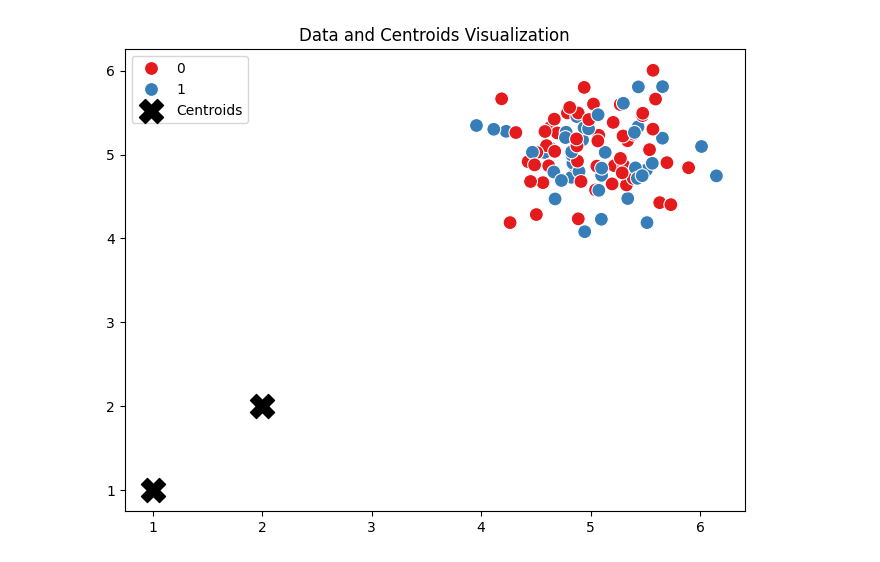
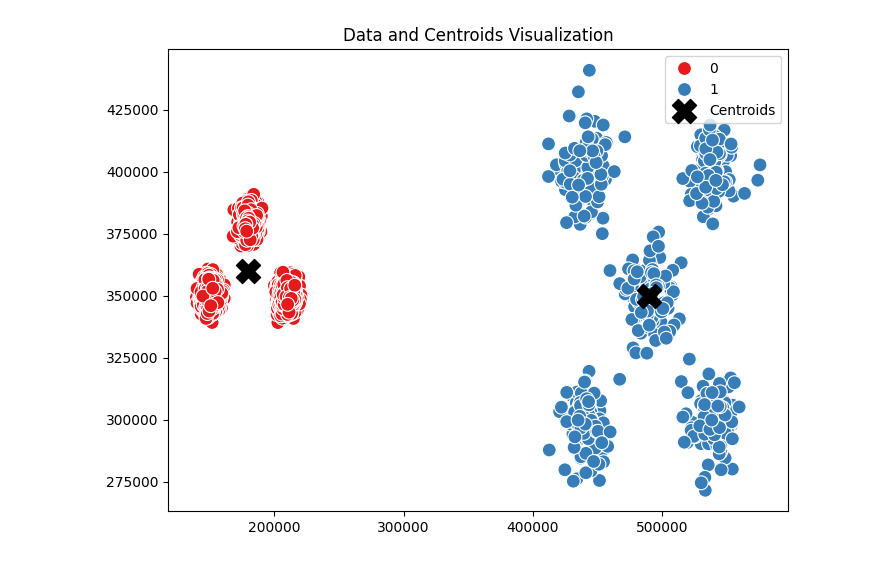
Before and after one commit to bugybon/AI, a Jupyter notebook: kmeans.ipynb, the cells around one changed output. Drawn from its saved outputs; the diff is of its cells as text; code cells hidden in the pictures.

```diff
--- a/kmeans.ipynb
+++ b/kmeans.ipynb
@@ -0,0 +1,11 @@
+# %%
+#utils for algorithms
+
+import numpy as np
+
+def distances(point, points):
+    return [(candidate[0] - point[0]) ** 2 + (candidate[1] - point[1]) ** 2 for candidate in points]
+
+def closestCentroidLabel(point, centroids):
+    distancesList = distances(point, centroids)
+    return distancesList.index(min(distancesList))
@@ -1,13 +40,42 @@
+# %%
+def kMeansplusplus(dataset, metric, cluster_count):
+    return "hello"
+# %%
+def wcss(clusters, centroids):
+    return np.sum([np.sum(distances(centroids[i], clusters[i])) for i, _ in enumerate(centroids)])
+# %%
+# utils for main
+
+def chooseAlgorithm(name):
+    pairs = {
+        "kMeans" : kMeans,
+        "kMeans++" : kMeansplusplus,
+    }
+
+    return pairs[name]
+
+def chooseMetric(number):
+    pairs = {
+        "1" : wcss,
+        "2" : dunnIndex,
+    }
+
+    return pairs[number]
 # %%
 import sys
-inp = input("<data_file> <algorithm_name> <metric> <cluster_count>")
-# m = int(m)
+#inp = input("<data_file> <algorithm_name> <metric> <cluster_count>")
+inp = "unbalance.txt kMeans 1 2"
 labels = inp.split(" ")
 if len(labels) != 4:
     sys.exit("Not a valid input")
 
+algorithm = chooseAlgorithm(labels[1])
+metric = chooseMetric(labels[2])
+
 labels[0] = "Datasets\\" + labels[0][:-4] + "\\" + labels[0]
 
+algorithm(np.loadtxt(labels[0]) ,metric, int(labels[3]))
+
 %run plot_clusters.py {labels[0]} centroids.txt cluster_labels.txt
 # %% [output]
-[figure, old version]
+[figure, new version]
```
Also changed, not shown: parts of 1 cell of this notebook.
